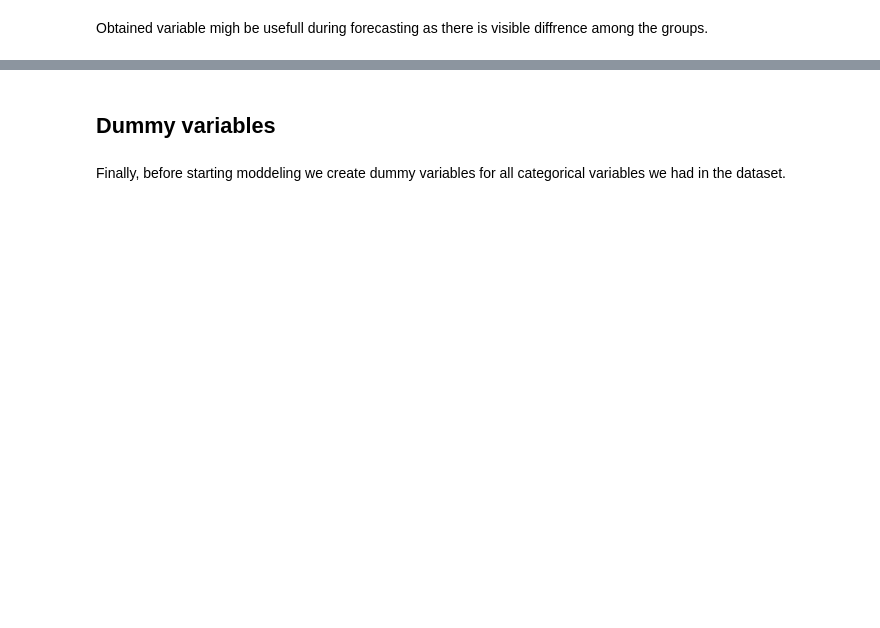
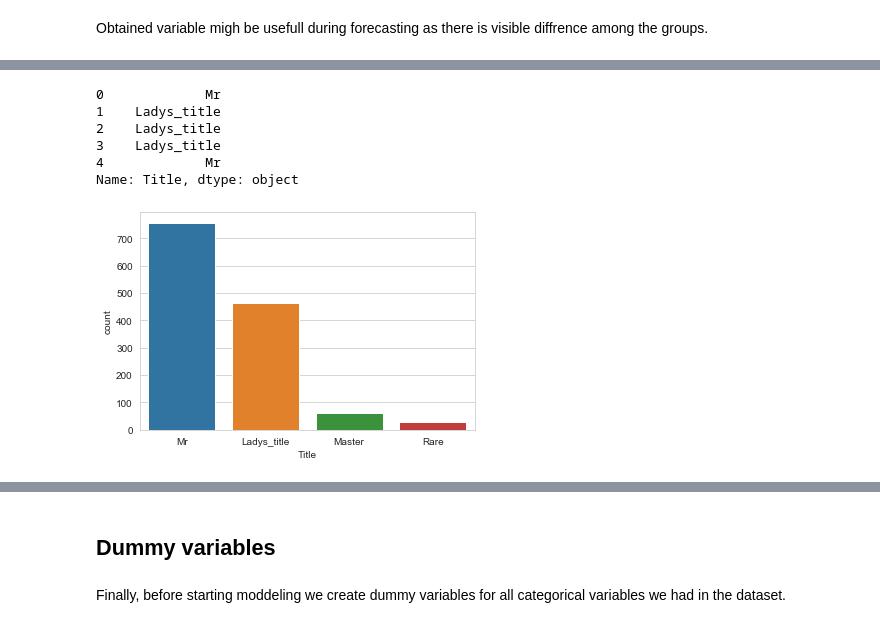
Before and after one commit to mmaku/Kaggle_titanic, a Jupyter notebook: 11 Titanic.ipynb, the cells around one changed output, grey strips where cells are left out. Saved outputs shown, nothing was run; the diff lists cells and outputs as text; code cells hidden in the pictures; blank space fills up the shorter version.

```diff
--- a/11 Titanic.ipynb
+++ b/11 Titanic.ipynb
@@ -425,0 +457,16 @@ Obtained variable migh be usefull during forecasting as there is visible diffren
+# %%
+# convert to categorical values
+dataset["Title"] = dataset["Title"].replace(['Lady', 'the Countess', 'Countess', 'Capt', 'Col', 'Don', 'Dr', 'Major', 'Rev', 'Sir', 'Jonkheer', 'Dona'], 'Rare')
+dataset["Title"] = dataset["Title"].replace(['Miss', 'Ms', 'Mme', 'Mlle', 'Mrs'], 'Ladys_title')
+dataset["Title"].head()
+# %% [output]
+0             Mr
+1    Ladys_title
+2    Ladys_title
+3    Ladys_title
+4             Mr
+Name: Title, dtype: object
+# %%
+p = sns.countplot(dataset["Title"])
+# %% [output]
+[figure, added]
```
Also changed, not shown: parts of 21 cells of this notebook.
